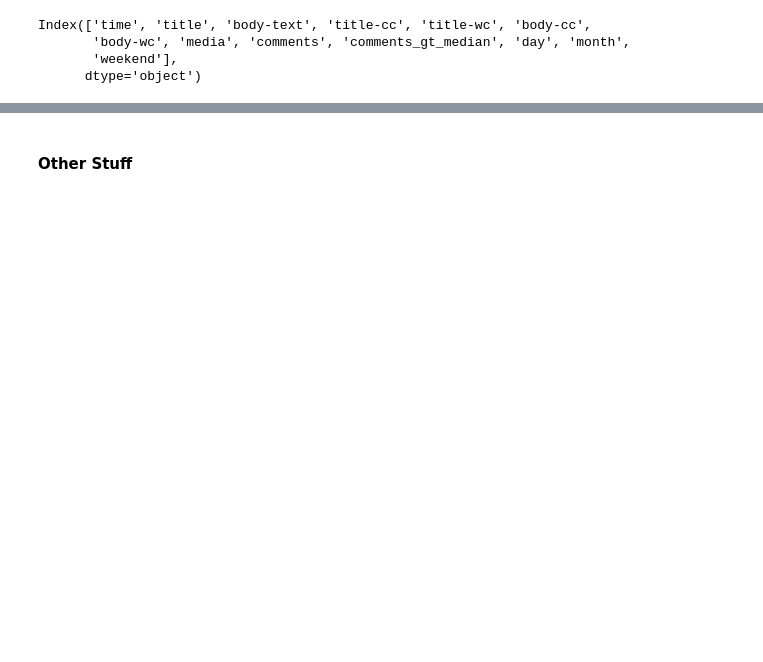
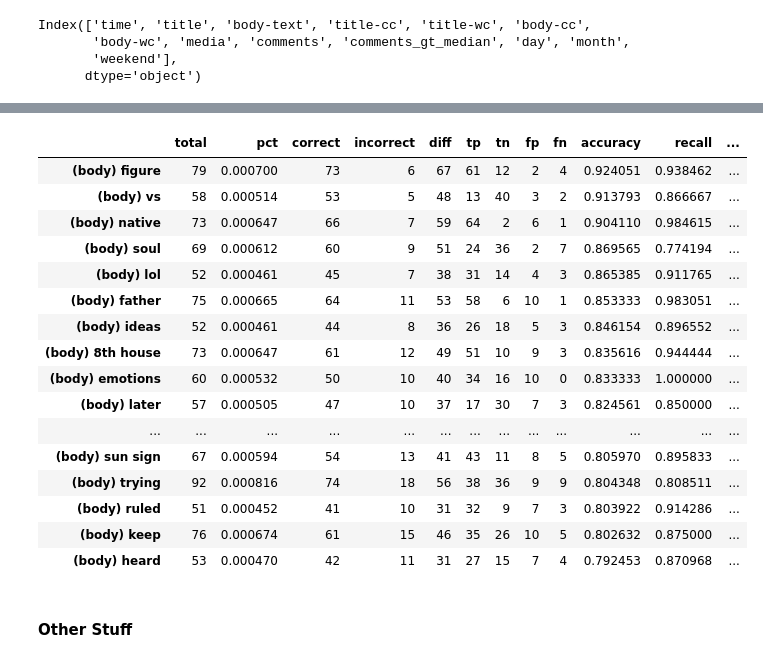
Before and after one commit to ffomezolam/GA-DSI-Project-3, a Jupyter notebook: code/02-model.ipynb, the cells around one changed output, grey strips where cells are left out. Drawn from its saved outputs; the diff is of its cells as text; code cells hidden in the pictures; blank space fills up the shorter version.

```diff
--- a/code/02-model.ipynb
+++ b/code/02-model.ipynb
@@ -604,0 +806,8 @@ I'm doing all of this right now on a very small subset of data so all subject to
+# %%
+# run a Random Forest model
+mega_rfc = RandomForestClassifier(**rfc_params)
+mega_rfc.fit(train_megadf, y_train)
+mega_train_preds = mega_rfc.predict(train_megadf)
+mega_test_preds = mega_rfc.predict(test_megadf)
+print("TRAIN\n", classification_report(y_train, mega_train_preds),
+      "TEST\n", classification_report(y_test, mega_test_preds))
@@ -604,0 +833,8 @@ I'm doing all of this right now on a very small subset of data so all subject to
+# %%
+# run a Naive Bayes model
+mega_nb = MultinomialNB()
+mega_nb.fit(train_megadf, y_train)
+mega_train_preds = mega_nb.predict(train_megadf)
+mega_test_preds = mega_nb.predict(test_megadf)
+print("TRAIN\n", classification_report(y_train, mega_train_preds),
+      "TEST\n", classification_report(y_test, mega_test_preds))
@@ -604,0 +860,8 @@ I'm doing all of this right now on a very small subset of data so all subject to
+# %%
+# run Ada Boost
+mega_ada = AdaBoostClassifier(n_estimators=100)
+mega_ada.fit(train_megadf, y_train)
+mega_train_preds = mega_ada.predict(train_megadf)
+mega_test_preds = mega_ada.predict(test_megadf)
+print("TRAIN\n", classification_report(y_train, mega_train_preds),
+      "TEST\n", classification_report(y_test, mega_test_preds))
@@ -605,3 +891,36 @@ I'm doing all of this right now on a very small subset of data so all subject to
+# %%
+mega_rfc.fit(train_megadf, y_train)
+mega_train_preds = mega_rfc.predict(train_megadf)
+mega_test_preds = mega_rfc.predict(test_megadf)
+# %%
+# make my metrics dataframe
+metrics_df = ipyutils.wc_metrics(test_megadf, y_test, mega_test_preds)
+
+# set up filters
+high_wc_filt = (metrics_df['total'] > 50)
+high_accuracy_filt = (metrics_df['accuracy'] >= 0.75)
+high_recall_filt = (metrics_df['recall'] >= 0.75)
+
+# view results
+metrics_df[high_wc_filt & high_accuracy_filt & high_recall_filt].sort_values(by='accuracy', ascending=False).head(20)
+# %% [output]
+|  | total | pct | correct | incorrect | diff | tp | tn | fp | fn | accuracy | recall | ... |
+| (body) figure | 79 | 0.000700 | 73 | 6 | 67 | 61 | 12 | 2 | 4 | 0.924051 | 0.938462 | ... |
+| (body) vs | 58 | 0.000514 | 53 | 5 | 48 | 13 | 40 | 3 | 2 | 0.913793 | 0.866667 | ... |
+| (body) native | 73 | 0.000647 | 66 | 7 | 59 | 64 | 2 | 6 | 1 | 0.904110 | 0.984615 | ... |
+| (body) soul | 69 | 0.000612 | 60 | 9 | 51 | 24 | 36 | 2 | 7 | 0.869565 | 0.774194 | ... |
+| (body) lol | 52 | 0.000461 | 45 | 7 | 38 | 31 | 14 | 4 | 3 | 0.865385 | 0.911765 | ... |
+| (body) father | 75 | 0.000665 | 64 | 11 | 53 | 58 | 6 | 10 | 1 | 0.853333 | 0.983051 | ... |
+| (body) ideas | 52 | 0.000461 | 44 | 8 | 36 | 26 | 18 | 5 | 3 | 0.846154 | 0.896552 | ... |
+| (body) 8th house | 73 | 0.000647 | 61 | 12 | 49 | 51 | 10 | 9 | 3 | 0.835616 | 0.944444 | ... |
+| (body) emotions | 60 | 0.000532 | 50 | 10 | 40 | 34 | 16 | 10 | 0 | 0.833333 | 1.000000 | ... |
+| (body) later | 57 | 0.000505 | 47 | 10 | 37 | 17 | 30 | 7 | 3 | 0.824561 | 0.850000 | ... |
+| ... | ... | ... | ... | ... | ... | ... | ... | ... | ... | ... | ... | ... |
+| (body) sun sign | 67 | 0.000594 | 54 | 13 | 41 | 43 | 11 | 8 | 5 | 0.805970 | 0.895833 | ... |
+| (body) trying | 92 | 0.000816 | 74 | 18 | 56 | 38 | 36 | 9 | 9 | 0.804348 | 0.808511 | ... |
+| (body) ruled | 51 | 0.000452 | 41 | 10 | 31 | 32 | 9 | 7 | 3 | 0.803922 | 0.914286 | ... |
+| (body) keep | 76 | 0.000674 | 61 | 15 | 46 | 35 | 26 | 10 | 5 | 0.802632 | 0.875000 | ... |
+| (body) heard | 53 | 0.000470 | 42 | 11 | 31 | 27 | 15 | 7 | 4 | 0.792453 | 0.870968 | ... |
 # %% [markdown]
 #### Other Stuff
 # %%
```
Also changed, not shown: parts of 66 cells of this notebook, 2 other files.
